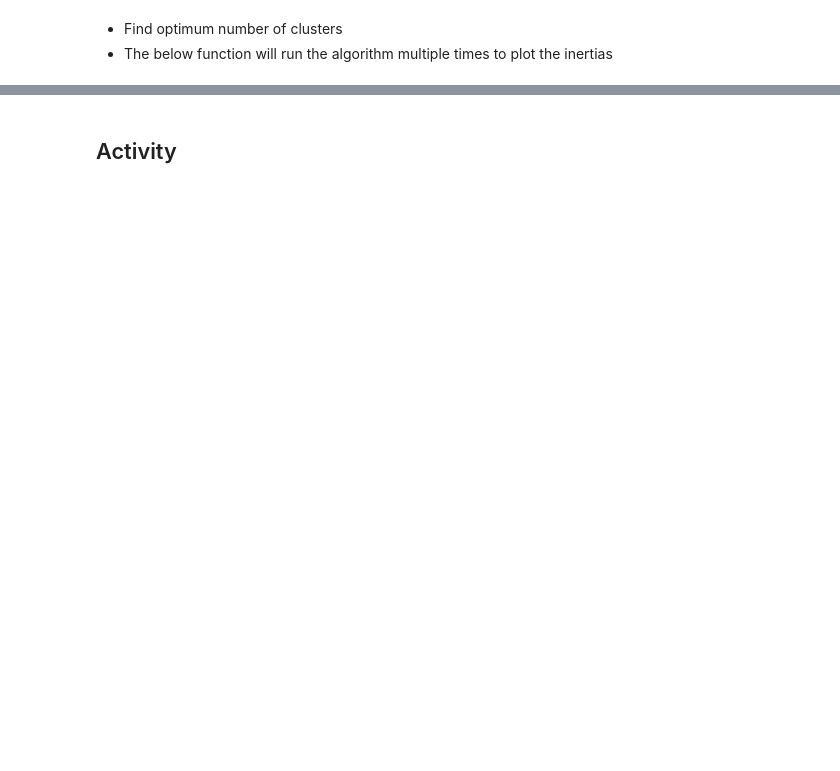
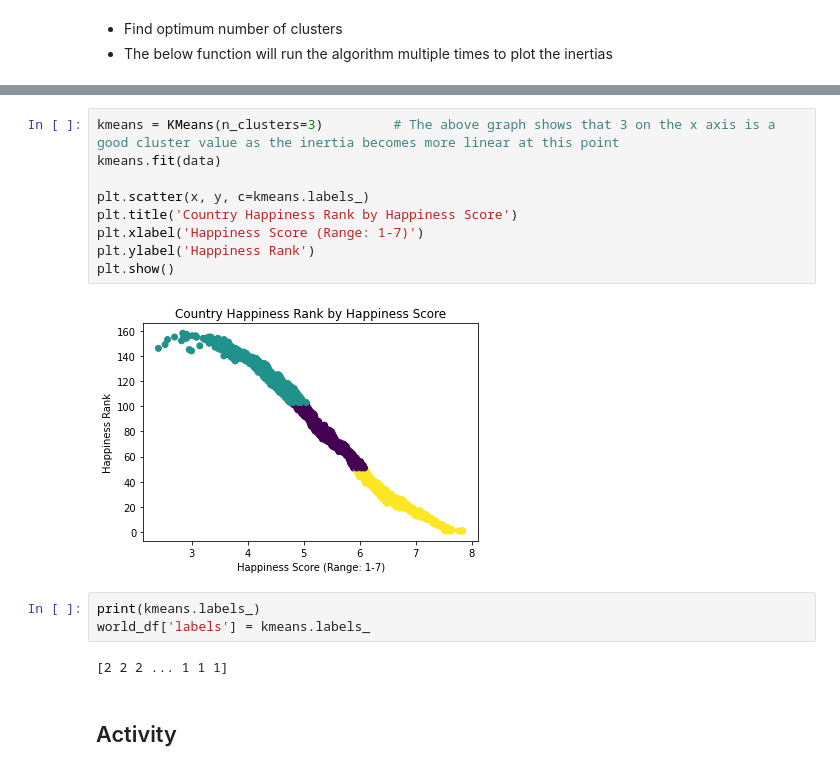
Before and after one commit to ConorDataHub/ML_Algorithm_Assignment, a Jupyter notebook: 7KMeansClustering.ipynb, the cells around one changed output, grey strips where cells are left out. Saved outputs shown, nothing was run; the diff lists cells and outputs as text; blank space fills up the shorter version.

```diff
--- a/7KMeansClustering.ipynb
+++ b/7KMeansClustering.ipynb
@@ -52,2 +104,18 @@ plt.show()
+# %%
+kmeans = KMeans(n_clusters=3)         # The above graph shows that 3 on the x axis is a good cluster value as the inertia becomes more linear at this point
+kmeans.fit(data)
+
+plt.scatter(x, y, c=kmeans.labels_)
+plt.title('Country Happiness Rank by Happiness Score')
+plt.xlabel('Happiness Score (Range: 1-7)')
+plt.ylabel('Happiness Rank')
+plt.show()
+# %% [output]
+[figure, added]
+# %%
+print(kmeans.labels_)
+world_df['labels'] = kmeans.labels_
+# %% [output]
+[2 2 2 ... 1 1 1]
 # %% [markdown]
 ## Activity
```
Also changed, not shown: parts of 12 cells of this notebook.
